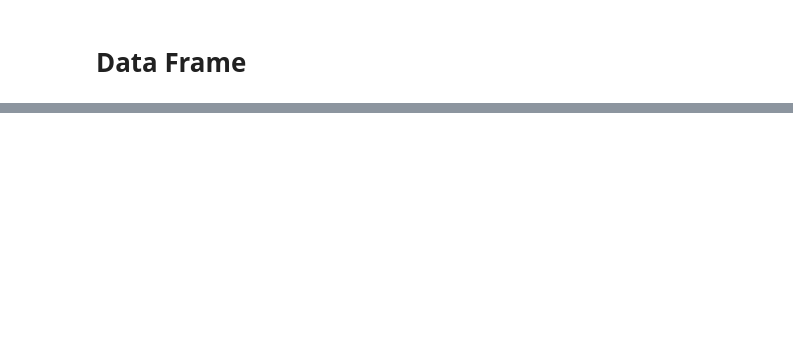
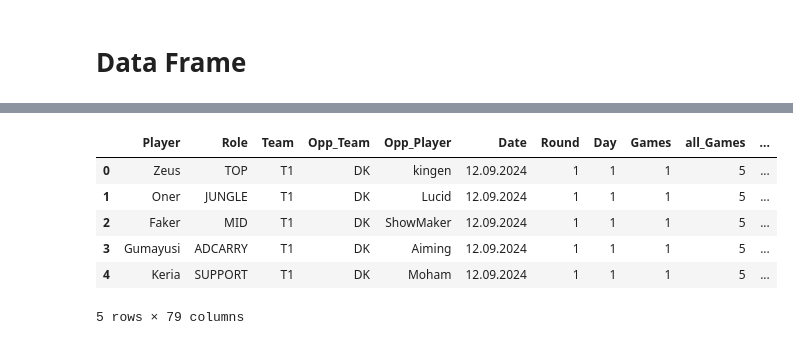
Before and after one commit to oocim/Data-Science-Study, a Jupyter notebook: Pandas.ipynb, the cells around one changed output, grey strips where cells are left out. Cells and saved outputs as stored; diff of their text form; code cells hidden in the pictures; blank space fills up the shorter version.

```diff
--- a/Pandas.ipynb
+++ b/Pandas.ipynb
@@ -85,0 +93,11 @@ g
+# %%
+df.rename(columns={'Opponent_Team':'Opp_Team', 'Opponent_Player':'Opp_Player','No_Game':'Games'},inplace=True)
+df.head()
+# %% [output]
+|  | Player | Role | Team | Opp_Team | Opp_Player | Date | Round | Day | Games | all_Games | ... |
+| 0 | Zeus | TOP | T1 | DK | kingen | 12.09.2024 | 1 | 1 | 1 | 5 | ... |
+| 1 | Oner | JUNGLE | T1 | DK | Lucid | 12.09.2024 | 1 | 1 | 1 | 5 | ... |
+| 2 | Faker | MID | T1 | DK | ShowMaker | 12.09.2024 | 1 | 1 | 1 | 5 | ... |
+| 3 | Gumayusi | ADCARRY | T1 | DK | Aiming | 12.09.2024 | 1 | 1 | 1 | 5 | ... |
+| 4 | Keria | SUPPORT | T1 | DK | Moham | 12.09.2024 | 1 | 1 | 1 | 5 | ... |
+5 rows × 79 columns
```
Also changed, not shown: parts of 29 cells of this notebook, 1 other file.
